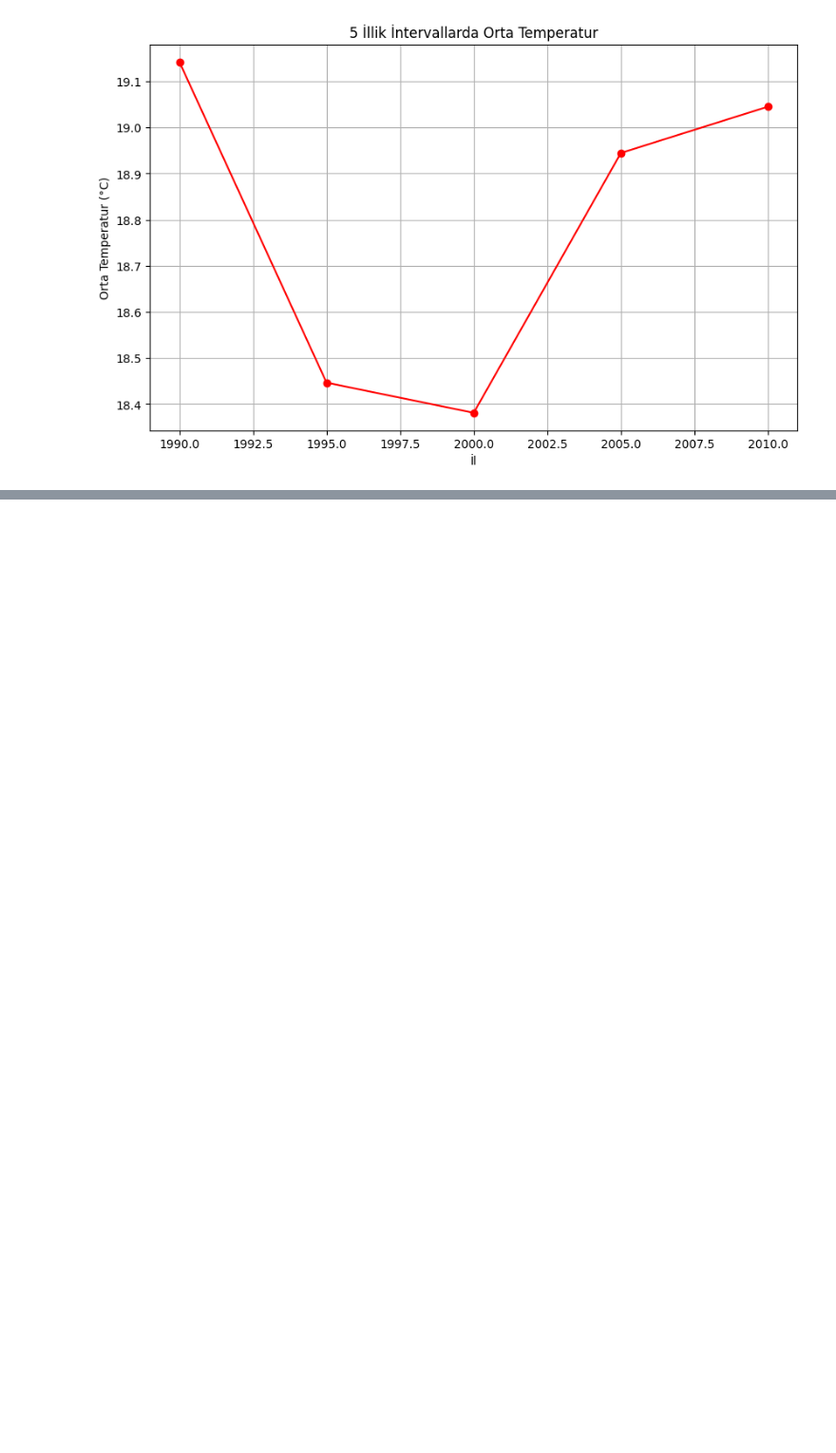
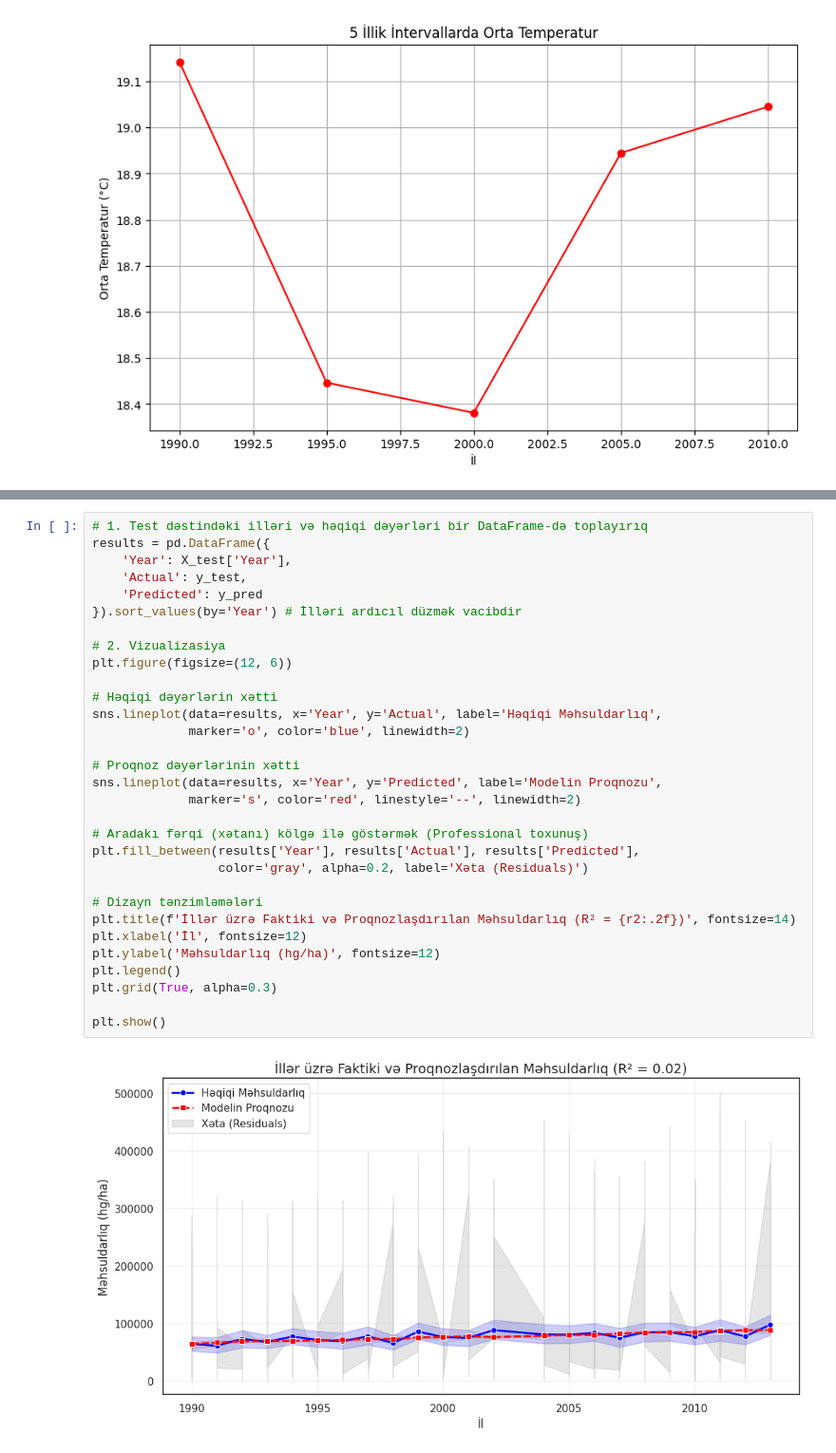
Before and after one commit to aghajamalaslanov-tech/Crop-Yield-Prediction, a Jupyter notebook: Analysis.ipynb, the cells around one changed output, grey strips where cells are left out. Shown at 95% size. Drawn from its saved outputs; the diff is of its cells as text; blank space fills up the shorter version.

```diff
--- a/Analysis.ipynb
+++ b/Analysis.ipynb
@@ -433,0 +370,33 @@ plt.show()
+# %%
+# 1. Test dəstindəki illəri və həqiqi dəyərləri bir DataFrame-də toplayırıq
+results = pd.DataFrame({
+    'Year': X_test['Year'],
+    'Actual': y_test,
+    'Predicted': y_pred
+}).sort_values(by='Year') # İlləri ardıcıl düzmək vacibdir
+
+# 2. Vizualizasiya
+plt.figure(figsize=(12, 6))
+
+# Həqiqi dəyərlərin xətti
+sns.lineplot(data=results, x='Year', y='Actual', label='Həqiqi Məhsuldarlıq',
+             marker='o', color='blue', linewidth=2)
+
+# Proqnoz dəyərlərinin xətti
+sns.lineplot(data=results, x='Year', y='Predicted', label='Modelin Proqnozu',
+             marker='s', color='red', linestyle='--', linewidth=2)
+
+# Aradakı fərqi (xətanı) kölgə ilə göstərmək (Professional toxunuş)
+plt.fill_between(results['Year'], results['Actual'], results['Predicted'],
+                 color='gray', alpha=0.2, label='Xəta (Residuals)')
+
+# Dizayn tənzimləmələri
+plt.title(f'İllər üzrə Faktiki və Proqnozlaşdırılan Məhsuldarlıq (R² = {r2:.2f})', fontsize=14)
+plt.xlabel('İl', fontsize=12)
+plt.ylabel('Məhsuldarlıq (hg/ha)', fontsize=12)
+plt.legend()
+plt.grid(True, alpha=0.3)
+
+plt.show()
+# %% [output]
+[figure, added]
```
Also changed, not shown: parts of 15 cells of this notebook, 1 other file.
